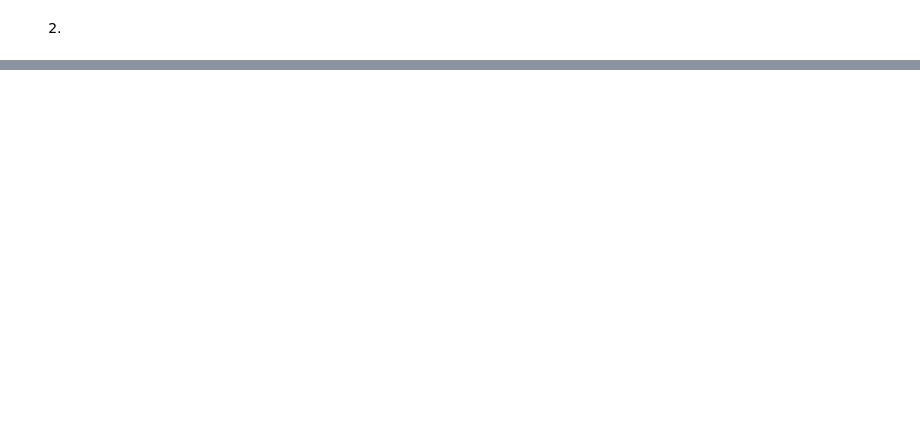
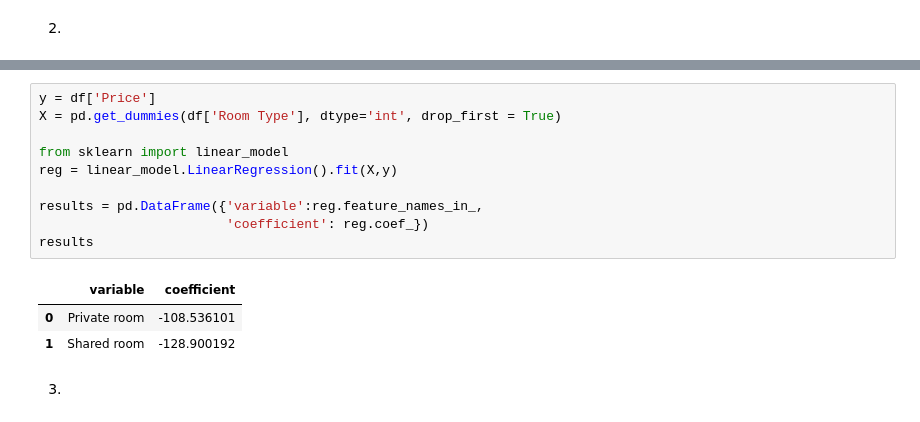
Before and after one commit to eyv7jz/linearRegression, a Jupyter notebook: 04_hedonic_pricing/04_hedonic_pricing.ipynb, the cells around one changed output, grey strips where cells are left out. Saved outputs shown, nothing was run; the diff lists cells and outputs as text; blank space fills up the shorter version.

```diff
--- a/04_hedonic_pricing/04_hedonic_pricing.ipynb
+++ b/04_hedonic_pricing/04_hedonic_pricing.ipynb
@@ -140,0 +161,16 @@ plt.show()
+# %%
+y = df['Price']
+X = pd.get_dummies(df['Room Type'], dtype='int', drop_first = True)
+
+from sklearn import linear_model
+reg = linear_model.LinearRegression().fit(X,y)
+
+results = pd.DataFrame({'variable':reg.feature_names_in_,
+                        'coefficient': reg.coef_})
+results
+# %% [output]
+|  | variable | coefficient |
+| 0 | Private room | -108.536101 |
+| 1 | Shared room | -128.900192 |
+# %% [markdown]
+3.
```
Also changed, not shown: parts of 8 cells of this notebook.
